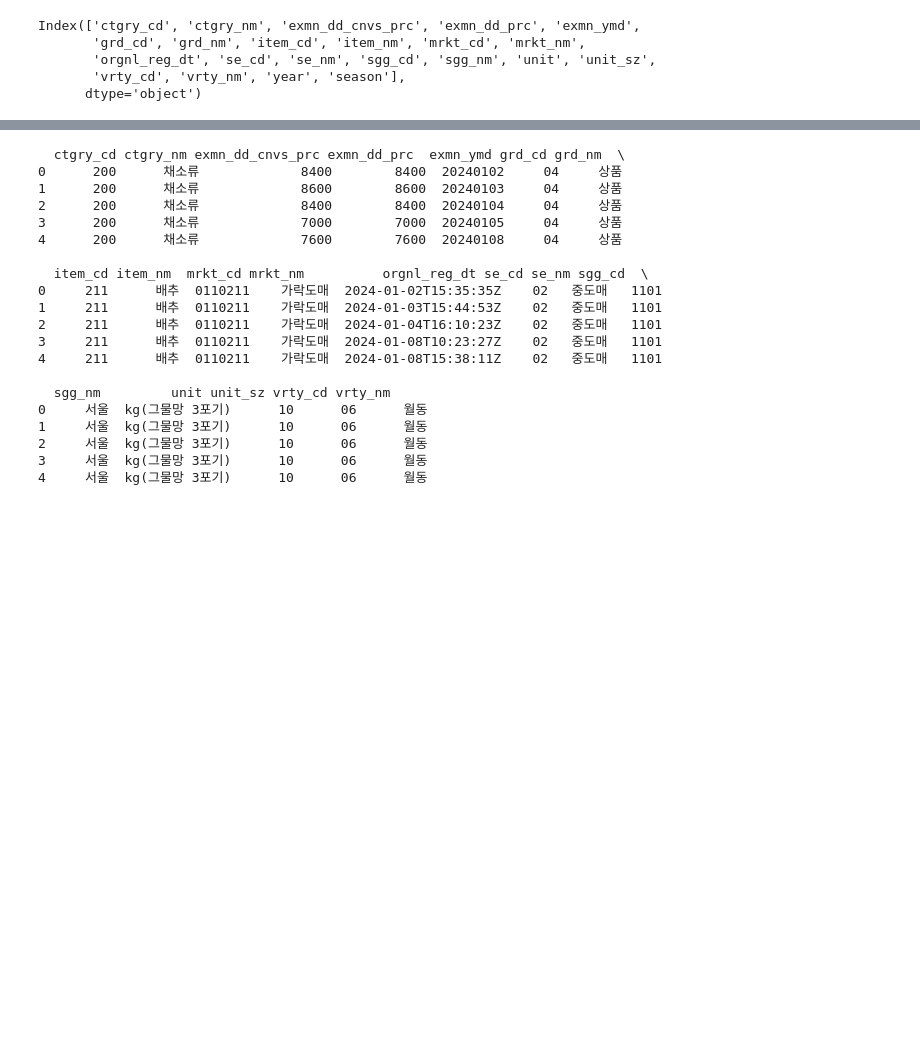
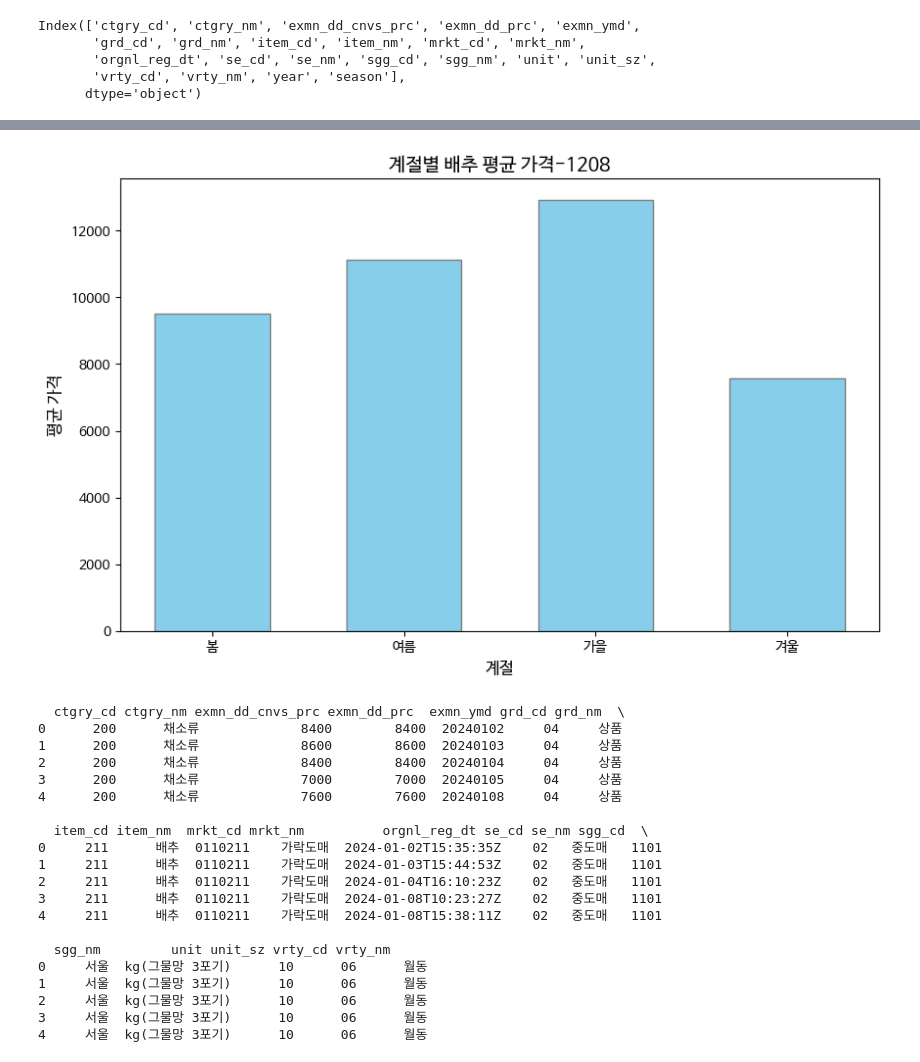
Before and after one commit to HwangDong-Il/Data-Analysis-with-Open-Source, a Jupyter notebook: 오픈소스_데이터_분석_4강_ipynb의_사본의_사본의_사본.ipynb, the cells around one changed output, grey strips where cells are left out. Drawn from its saved outputs; the diff is of its cells as text; code cells hidden in the pictures; blank space fills up the shorter version.

```diff
--- a/오픈소스_데이터_분석_4강_ipynb의_사본의_사본의_사본.ipynb
+++ b/오픈소스_데이터_분석_4강_ipynb의_사본의_사본의_사본.ipynb
@@ -458,3 +484,36 @@ plt.show()
+# %%
+import pandas as pd
+import matplotlib.pyplot as plt
+
+df['exmn_dd_prc'] = pd.to_numeric(df['exmn_dd_prc'].astype(str))
+
+df['month'] = pd.to_datetime(df['exmn_ymd'].astype(str)).dt.month
+
+def get_season(month):
+    if month in [3, 4, 5]:
+        return '봄'
+    elif month in [6, 7, 8]:
+        return '여름'
+    elif month in [9, 10, 11]:
+        return '가을'
+    else:
+        return '겨울'
+
+df['season'] = df['month'].apply(get_season)
+
+season_order = ['봄', '여름', '가을', '겨울']
+season_price = df.groupby('season')['exmn_dd_prc'].mean().reindex(season_order).reset_index()
+
+# 막대그래프 시각화
+plt.figure(figsize=(10, 6))
+bars = plt.bar(season_price['season'], season_price['exmn_dd_prc'], color='skyblue', edgecolor='gray', width=0.6)
+
+plt.title('계절별 배추 평균 가격-1208', fontsize=14)
+plt.xlabel('계절', fontsize=12)
+plt.ylabel('평균 가격', fontsize=12)
+plt.show()
+# %% [output]
+[figure, added]
 # %%
 import pandas as pd
 
```
Also changed, not shown: parts of 3 cells of this notebook.
